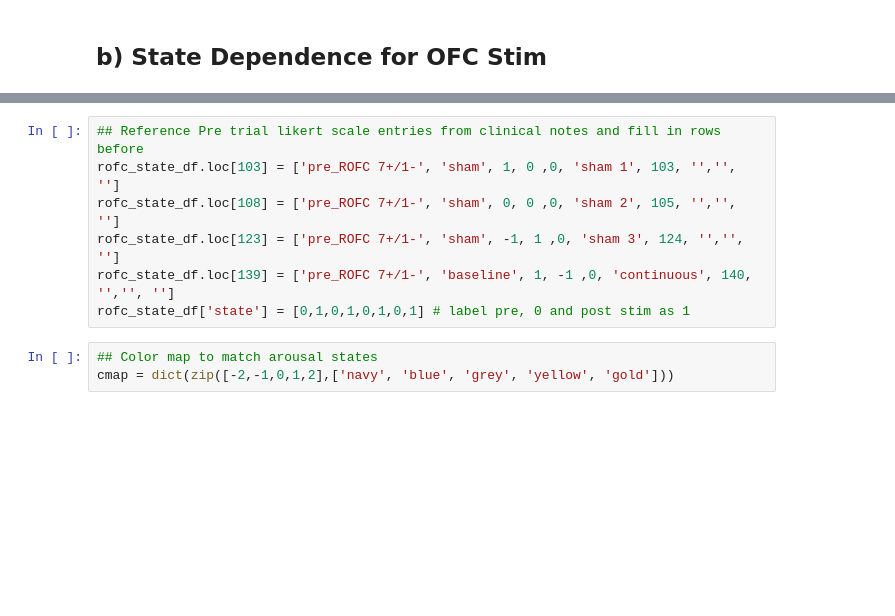
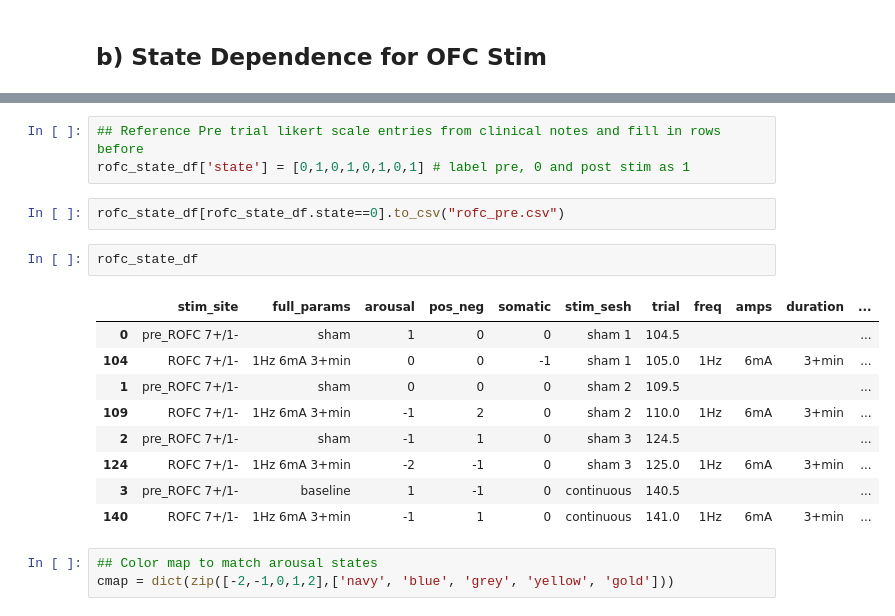
Before and after one commit to ScangosLab/PR01, a Jupyter notebook: Figure_2.ipynb, the cells around one changed output, grey strips where cells are left out. Saved outputs shown, nothing was run; the diff lists cells and outputs as text; blank space fills up the shorter version.

```diff
--- a/Figure_2.ipynb
+++ b/Figure_2.ipynb
@@ -130,10 +142,20 @@ rofc_state_df = stim_resp_df[stim_resp_df.trial.isin(trials)].copy() # Sort tria
 # %%
 ## Reference Pre trial likert scale entries from clinical notes and fill in rows before
-rofc_state_df.loc[103] = ['pre_ROFC 7+/1-', 'sham', 1, 0 ,0, 'sham 1', 103, '','', '']
-rofc_state_df.loc[108] = ['pre_ROFC 7+/1-', 'sham', 0, 0 ,0, 'sham 2', 105, '','', '']
-rofc_state_df.loc[123] = ['pre_ROFC 7+/1-', 'sham', -1, 1 ,0, 'sham 3', 124, '','', '']
-rofc_state_df.loc[139] = ['pre_ROFC 7+/1-', 'baseline', 1, -1 ,0, 'continuous', 140, '','', '']
 rofc_state_df['state'] = [0,1,0,1,0,1,0,1] # label pre, 0 and post stim as 1
+# %%
+rofc_state_df[rofc_state_df.state==0].to_csv("rofc_pre.csv")
+# %%
+rofc_state_df
+# %% [output]
+|  | stim_site | full_params | arousal | pos_neg | somatic | stim_sesh | trial | freq | amps | duration | ... |
+| 0 | pre_ROFC 7+/1- | sham | 1 | 0 | 0 | sham 1 | 104.5 |  |  |  | ... |
+| 104 | ROFC 7+/1- | 1Hz 6mA 3+min | 0 | 0 | -1 | sham 1 | 105.0 | 1Hz | 6mA | 3+min | ... |
+| 1 | pre_ROFC 7+/1- | sham | 0 | 0 | 0 | sham 2 | 109.5 |  |  |  | ... |
+| 109 | ROFC 7+/1- | 1Hz 6mA 3+min | -1 | 2 | 0 | sham 2 | 110.0 | 1Hz | 6mA | 3+min | ... |
+| 2 | pre_ROFC 7+/1- | sham | -1 | 1 | 0 | sham 3 | 124.5 |  |  |  | ... |
+| 124 | ROFC 7+/1- | 1Hz 6mA 3+min | -2 | -1 | 0 | sham 3 | 125.0 | 1Hz | 6mA | 3+min | ... |
+| 3 | pre_ROFC 7+/1- | baseline | 1 | -1 | 0 | continuous | 140.5 |  |  |  | ... |
+| 140 | ROFC 7+/1- | 1Hz 6mA 3+min | -1 | 1 | 0 | continuous | 141.0 | 1Hz | 6mA | 3+min | ... |
 # %%
 ## Color map to match arousal states
 cmap = dict(zip([-2,-1,0,1,2],['navy', 'blue', 'grey', 'yellow', 'gold']))
```
Also changed, not shown: parts of 19 cells of this notebook, 2 other files.
